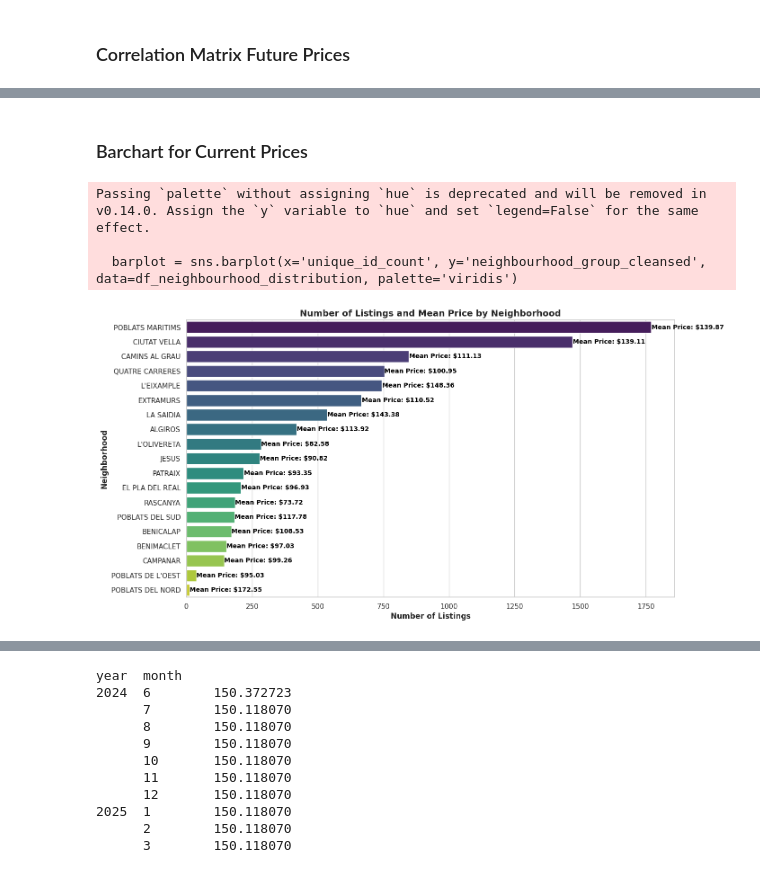
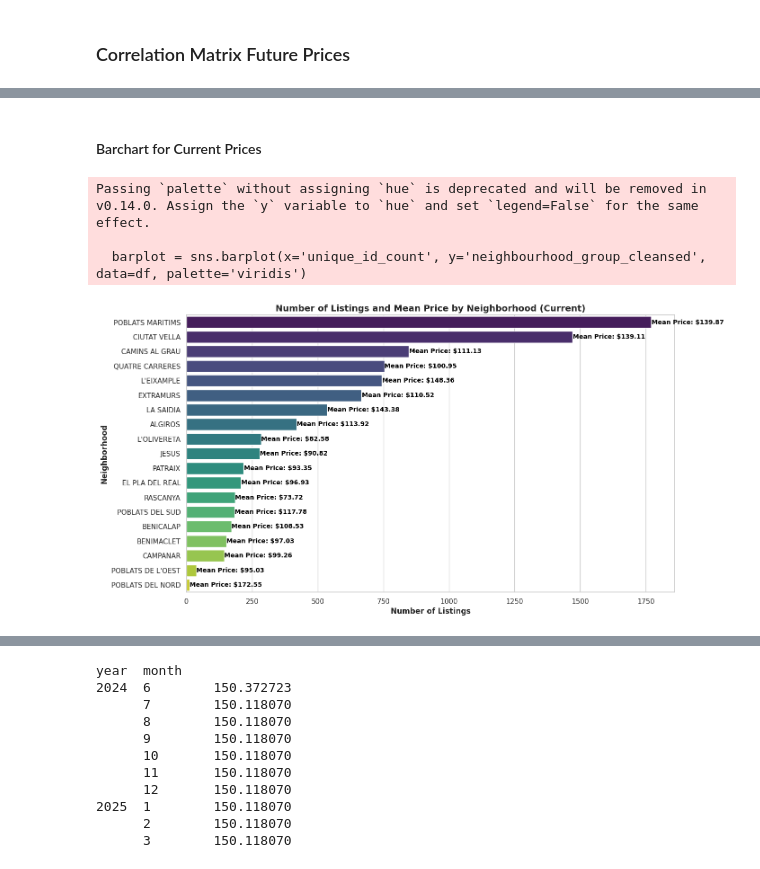
Before and after one commit to PIOVEEE92/DS-Nanodegree, a Jupyter notebook: 2. Introduction to Data Science/project/ValenciaEDA.ipynb, the cells around one changed output, grey strips where cells are left out. Cells and saved outputs as stored; diff of their text form; code cells hidden in the pictures.

Commit message:
enhance readme and analysis

```diff
--- a/2. Introduction to Data Science/project/ValenciaEDA.ipynb
+++ b/2. Introduction to Data Science/project/ValenciaEDA.ipynb
@@ -379,30 +467,9 @@ df_neighbourhood_distribution
 # %% [markdown]
-### Barchart for Current Prices
+#### Barchart for Current Prices
 # %%
-sns.set(style="whitegrid");
-plt.figure(figsize=(14, 8));
-barplot = sns.barplot(x='unique_id_count', y='neighbourhood_group_cleansed', data=df_neighbourhood_distribution, palette='viridis')
-
-# Add text annotations for the mean_price alongside each bar
-for index, row in df_neighbourhood_distribution.iterrows():
-    plt.text(
-        row['unique_id_count'] + 0.5,  # Position slightly offset to the right of the bar
-        index,  # Align with the y-axis index of each bar
-        f"Mean Price: ${row['mean_price']:.2f}",  # Display mean price with a dollar sign and 2 decimal places
-        color='black', ha="left", va="center", fontsize=10, fontweight='bold'
-    )
-
-# Set axis labels with enhanced formatting
-plt.xlabel('Number of Listings', fontsize=12, fontweight='bold')
-plt.ylabel('Neighborhood', fontsize=12, fontweight='bold')
-
-# Set title for better context
-plt.title('Number of Listings and Mean Price by Neighborhood', fontsize=14, fontweight='bold')
-
-# Show plot
-plt.show()
+plot_listings_by_neighborhood(df_neighbourhood_distribution, 'Number of Listings and Mean Price by Neighborhood (Current)')
 # %% [output]
 Passing `palette` without assigning `hue` is deprecated and will be removed in v0.14.0. Assign the `y` variable to `hue` and set `legend=False` for the same effect.
 
-  barplot = sns.barplot(x='unique_id_count', y='neighbourhood_group_cleansed', data=df_neighbourhood_distribution, palette='viridis')
+  barplot = sns.barplot(x='unique_id_count', y='neighbourhood_group_cleansed', data=df, palette='viridis')
-[figure, old version]
+[figure, new version]
```
Also changed, not shown: parts of 54 cells of this notebook, 1 other file.
